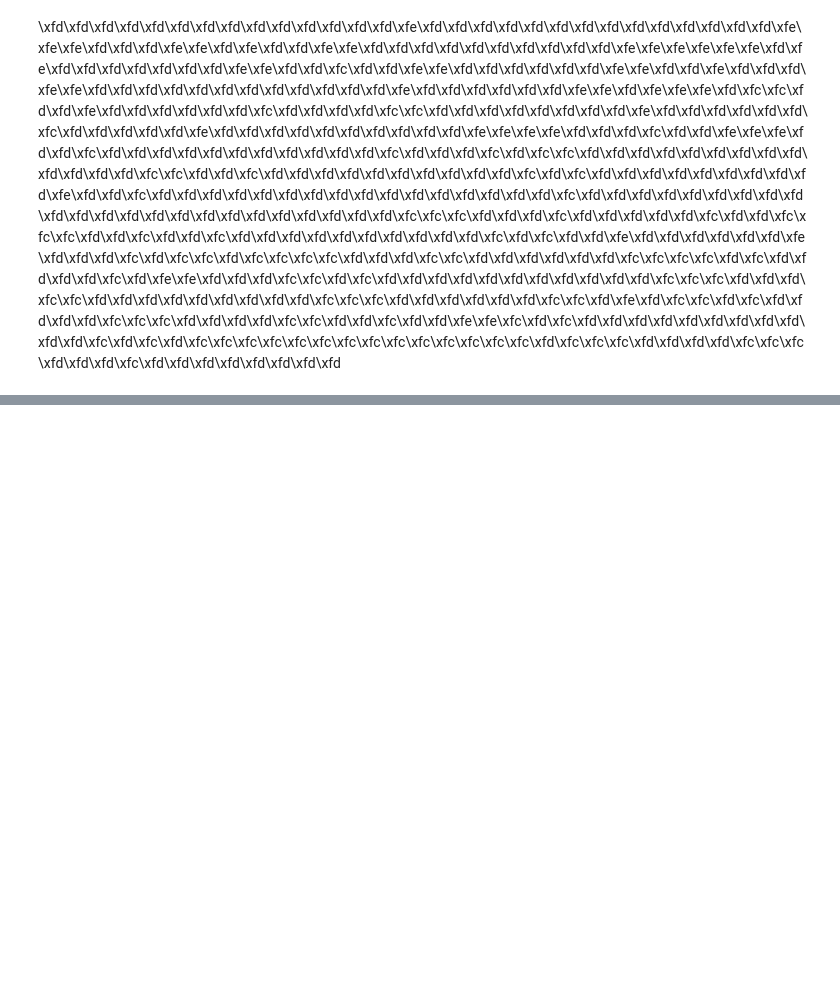
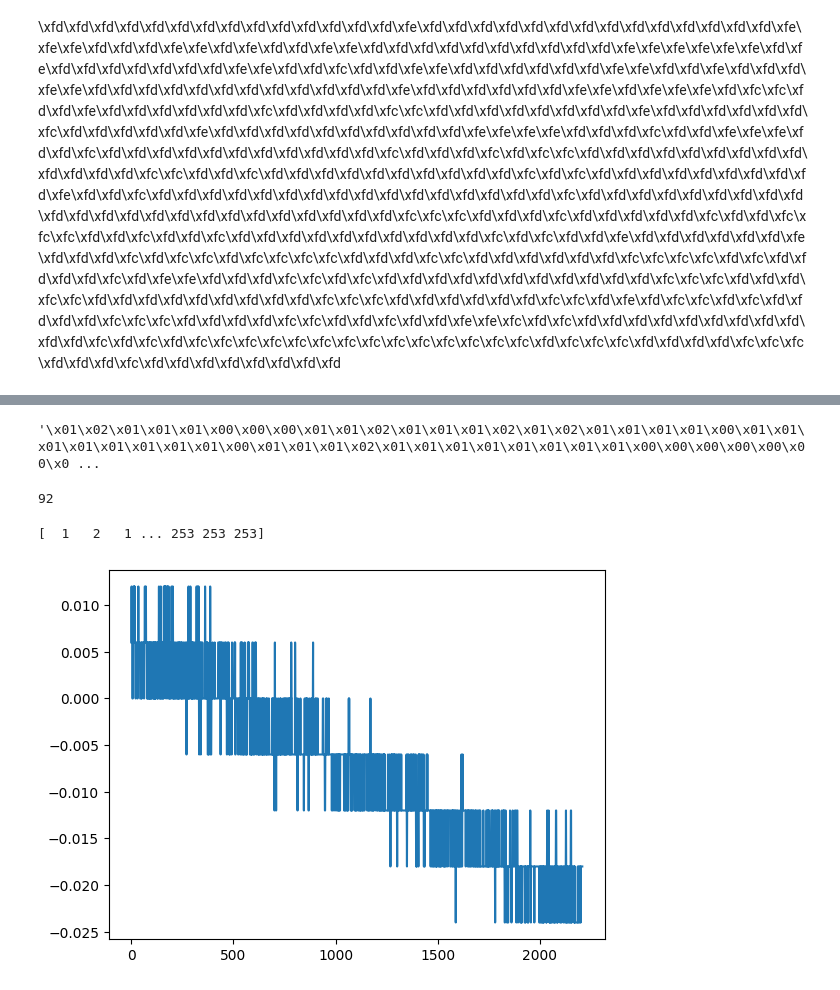
Before and after one commit to s-gerow/SAIL-Plasma, a Jupyter notebook: BeAMED/playground.ipynb, the cells around one changed output, grey strips where cells are left out. Cells and saved outputs as stored; diff of their text form; code cells hidden in the pictures; blank space fills up the shorter version.

```diff
--- a/BeAMED/playground.ipynb
+++ b/BeAMED/playground.ipynb
@@ -75,0 +115,5 @@ b'DAT2,#9007000000\x01\x02\x01\x01\x01\x00\x00\x00\x01\x01\x02\x01\x01\x01\x02\x
+# %%
+string = ""
+for i in ascii:
+    string += "\\x"+i
+print(string)
@@ -75,0 +138,30 @@ b'DAT2,#9007000000\x01\x02\x01\x01\x01\x00\x00\x00\x01\x01\x02\x01\x01\x01\x02\x
+# %%
+ascii_output = ascii_output[18:]
+ascii_output
+# %% [output]
+'\x01\x02\x01\x01\x01\x00\x00\x00\x01\x01\x02\x01\x01\x01\x02\x01\x02\x01\x01\x01\x01\x00\x01\x01\x01\x01\x01\x01\x01\x01\x00\x01\x01\x01\x02\x01\x01\x01\x01\x01\x01\x01\x01\x00\x00\x00\x00\x00\x00\x0 ...
+# %%
+int('01011100',2)
+# %% [output]
+92
+# %%
+import matplotlib.pyplot as plt
+
+decimal = []
+for i in ascii_output:
+    decimal.append(ord(i))
+data = np.array(decimal)
+print(data)
+
+
+offset = 0
+vdiv = 0.15
+voltage_data = np.array([int(code)*(vdiv/25)-offset if int(code) < 127 else (int(code)-256)*(vdiv/25)-offset for code in data])
+
+fig, ax = plt.subplots()
+ax.plot(voltage_data)
+
+plt.show()
+# %% [output]
+[  1   2   1 ... 253 253 253]
+[figure, added]
```
Also changed, not shown: parts of 14 cells of this notebook, 3 other files.
